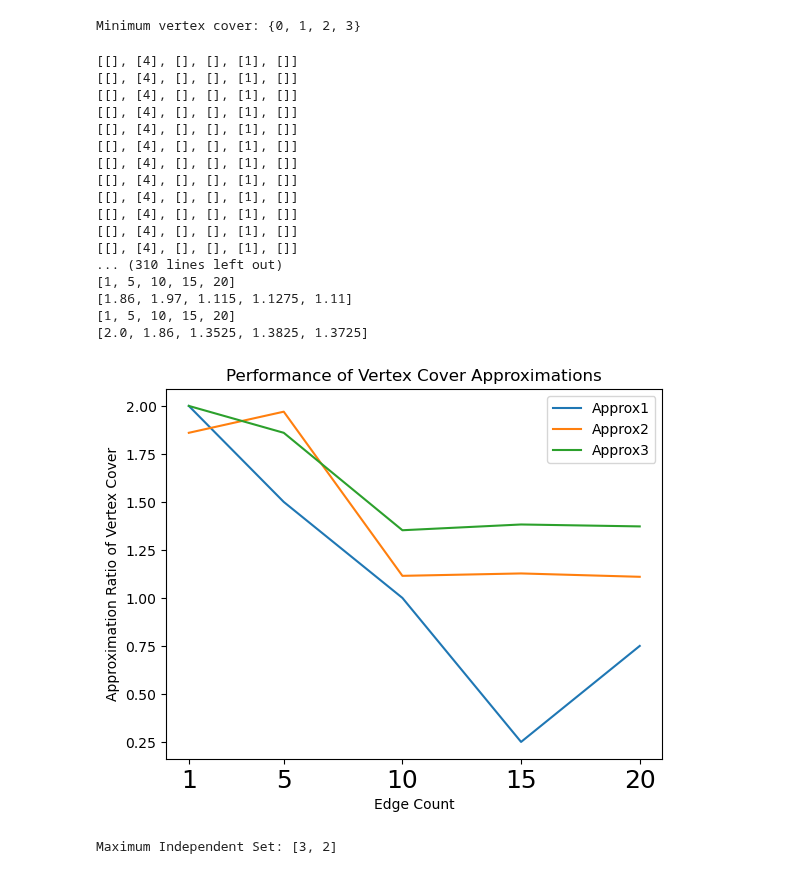
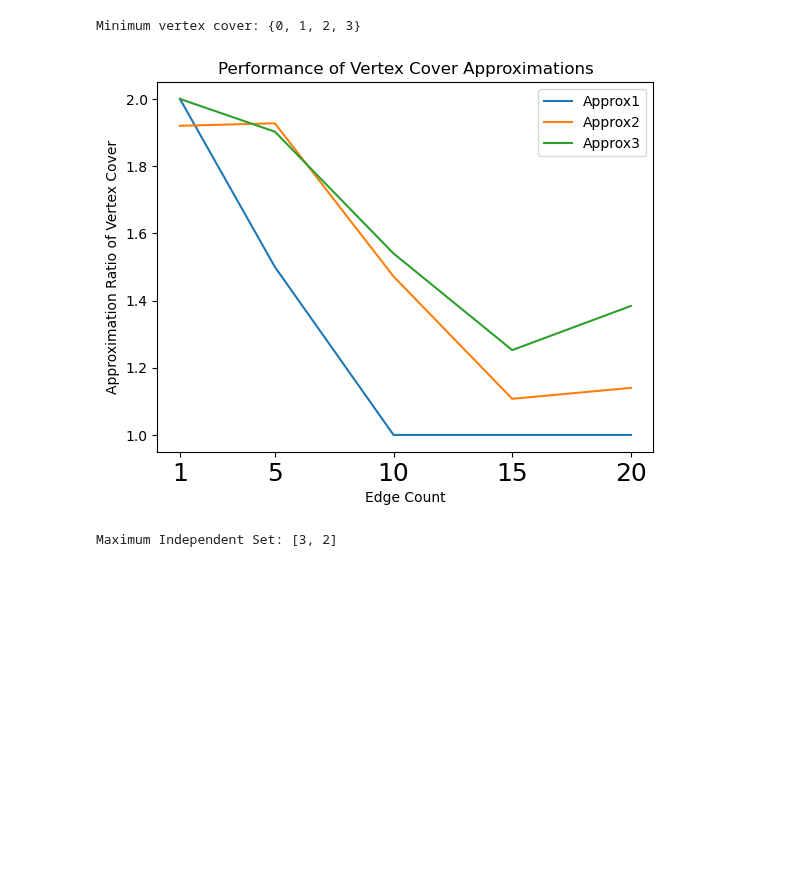
Before and after one commit to Faizanm0389/2XC3-GROUP, a Jupyter notebook: lab3/Lab_III.ipynb, the cells around one changed output. Saved outputs shown, nothing was run; the diff lists cells and outputs as text; code cells hidden in the pictures; blank space fills up the shorter version.

```diff
--- a/lab3/Lab_III.ipynb
+++ b/lab3/Lab_III.ipynb
@@ -629,7 +629,6 @@ import matplotlib.pyplot as plt
 
 def is_vertex_cover(G, C):
     graph = G.get_graph()
-    print(graph)
     for start in range(len(graph)):
         for end in graph[start]:
             if not(start in C or end in C):
@@ -650,54 +649,35 @@ def MVC(G):
 def experiment(num_graphs, n, edge_counts):
     results = {a: [] for a in ['Approx1', 'Approx2', 'Approx3']}
 
     for e in edge_counts:
         graph = generate_random_graph(n, e)
         true_mvc_size = len(MVC(graph))
 
         for res in results:
             avg = 0
             for _ in range(num_graphs):
                 cover_size = len(eval(res + '(copy.deepcopy(graph))'))
                 avg += cover_size / true_mvc_size
             results[res].append(avg/num_graphs)
 
     return results
-num_graphs = 100
+num_graphs = 200
 n = 6
 edge_counts = [1,5,10,15,20]
 
 results = experiment(num_graphs, n, edge_counts)
 
 for algo, ratios in results.items():
-    print(edge_counts)
-    print(ratios)
     plt.plot(edge_counts, ratios, label=algo)
 
 plt.xlabel("Edge Count")
 plt.ylabel("Approximation Ratio of Vertex Cover")
 plt.title("Performance of Vertex Cover Approximations")
 plt.xticks(tuple(edge_counts), fontsize = 18)
 plt.legend()
 plt.show()
 # %% [output]
-[[], [4], [], [], [1], []]
-[[], [4], [], [], [1], []]
-[[], [4], [], [], [1], []]
-[[], [4], [], [], [1], []]
-[[], [4], [], [], [1], []]
-[[], [4], [], [], [1], []]
-[[], [4], [], [], [1], []]
-[[], [4], [], [], [1], []]
-[[], [4], [], [], [1], []]
-[[], [4], [], [], [1], []]
-[[], [4], [], [], [1], []]
-[[], [4], [], [], [1], []]
-... (310 lines left out)
-[1, 5, 10, 15, 20]
-[1.86, 1.97, 1.115, 1.1275, 1.11]
-[1, 5, 10, 15, 20]
-[2.0, 1.86, 1.3525, 1.3825, 1.3725]
-[figure, old version]
+[figure, new version]
 # %%
 # Part 2.5
 
```
